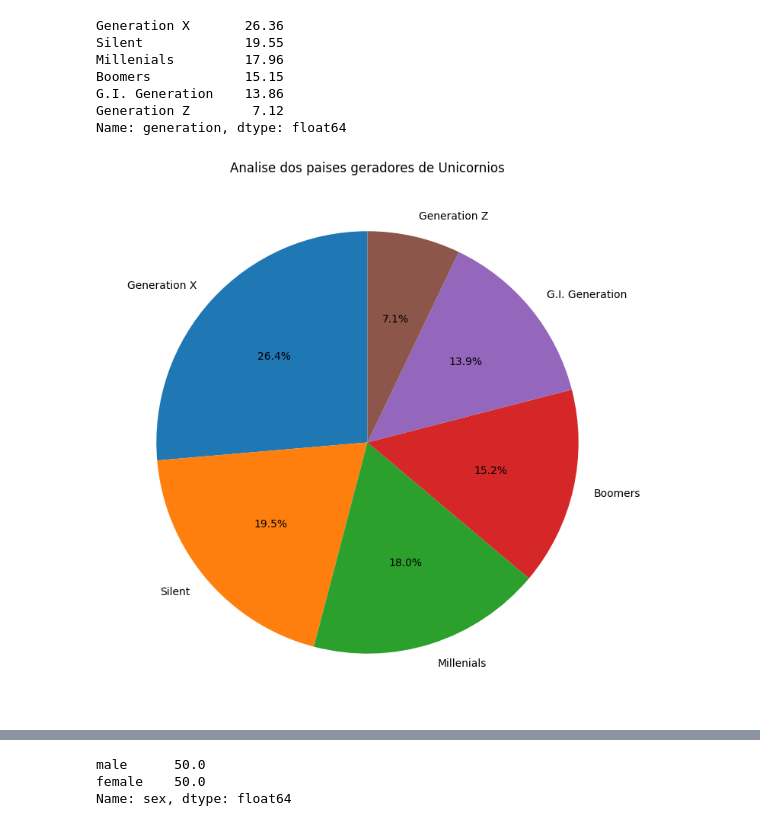
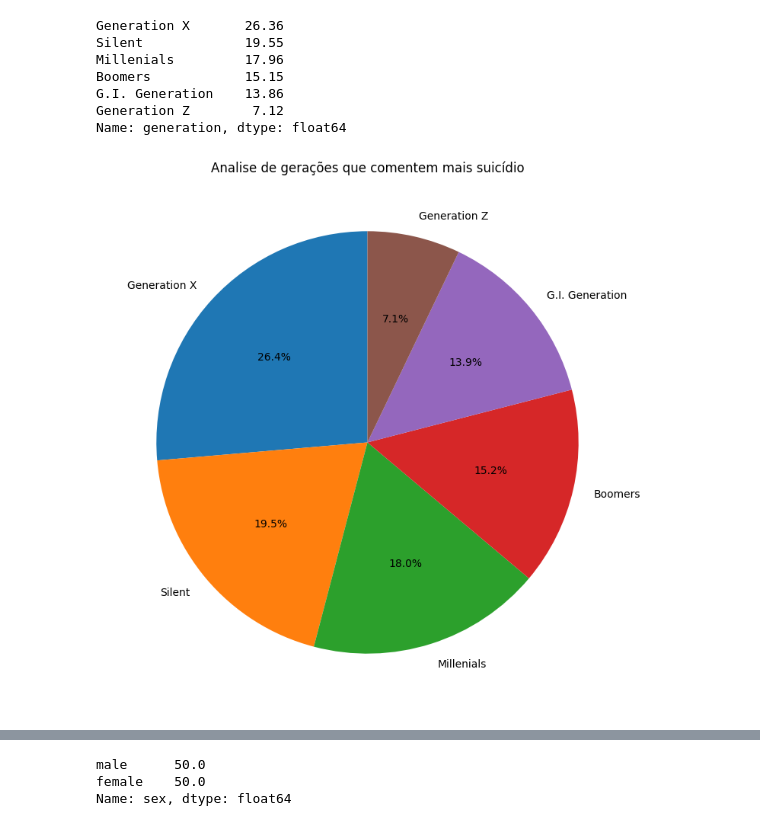
Before and after one commit to vitorhssouza/-Suicide-Rate-Project, a Jupyter notebook: taxa_suicidio.ipynb, the cells around one changed output, grey strips where cells are left out. Drawn from its saved outputs; the diff is of its cells as text; code cells hidden in the pictures.

Commit message:
trocando titulo do grafico análise de gerações

```diff
--- a/taxa_suicidio.ipynb
+++ b/taxa_suicidio.ipynb
@@ -170,16 +170,17 @@ G.I. Generation    13.86
 Generation Z        7.12
 Name: generation, dtype: float64
 # %%
+# Visualizando
 plt.figure(figsize=(20, 9))
-plt.title('Analise dos paises geradores de Unicornios')
+plt.title('Analise de gerações que comentem mais suicídio')
 plt.pie(
     geracoes,
     labels = geracoes.index,
     startangle=90,
     autopct='%1.1f%%'
 );
 # %% [output]
-[figure, old version]
+[figure, new version]
 # %%
 brasil = base_dados.loc[base_dados['country'] == 'Brazil']
 
```
